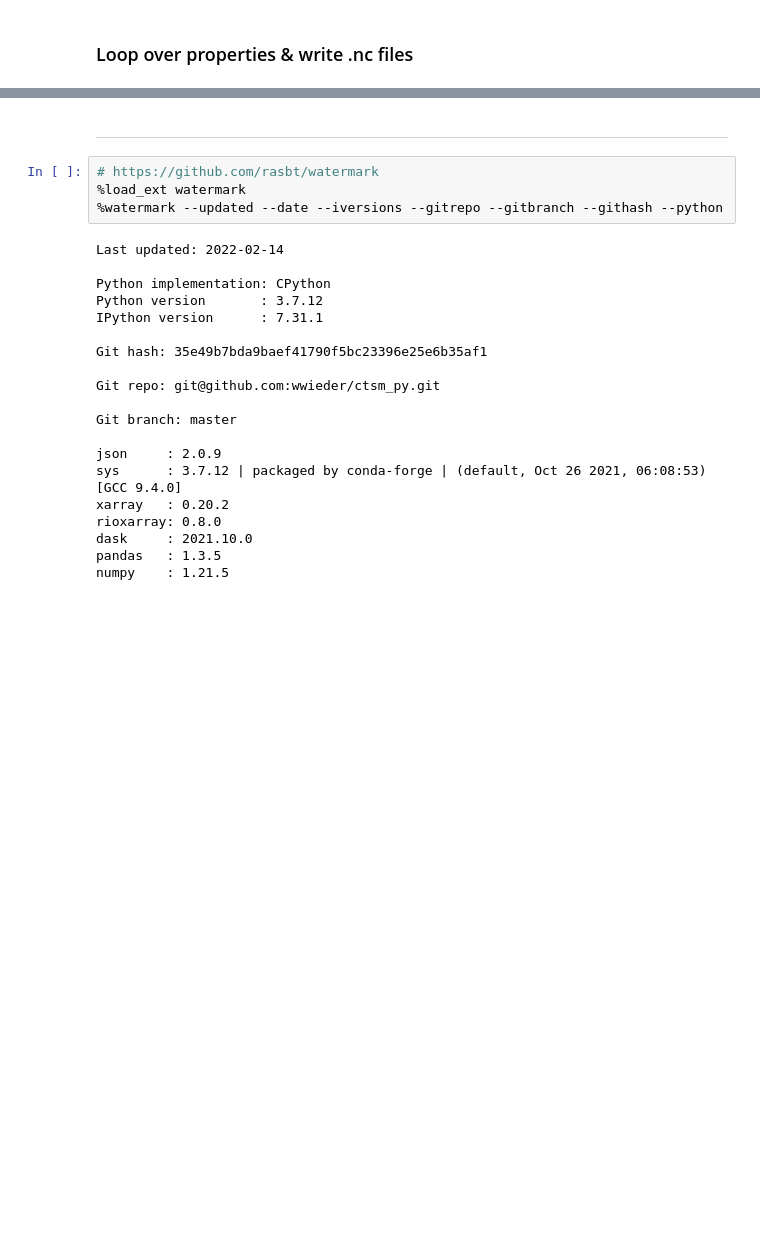
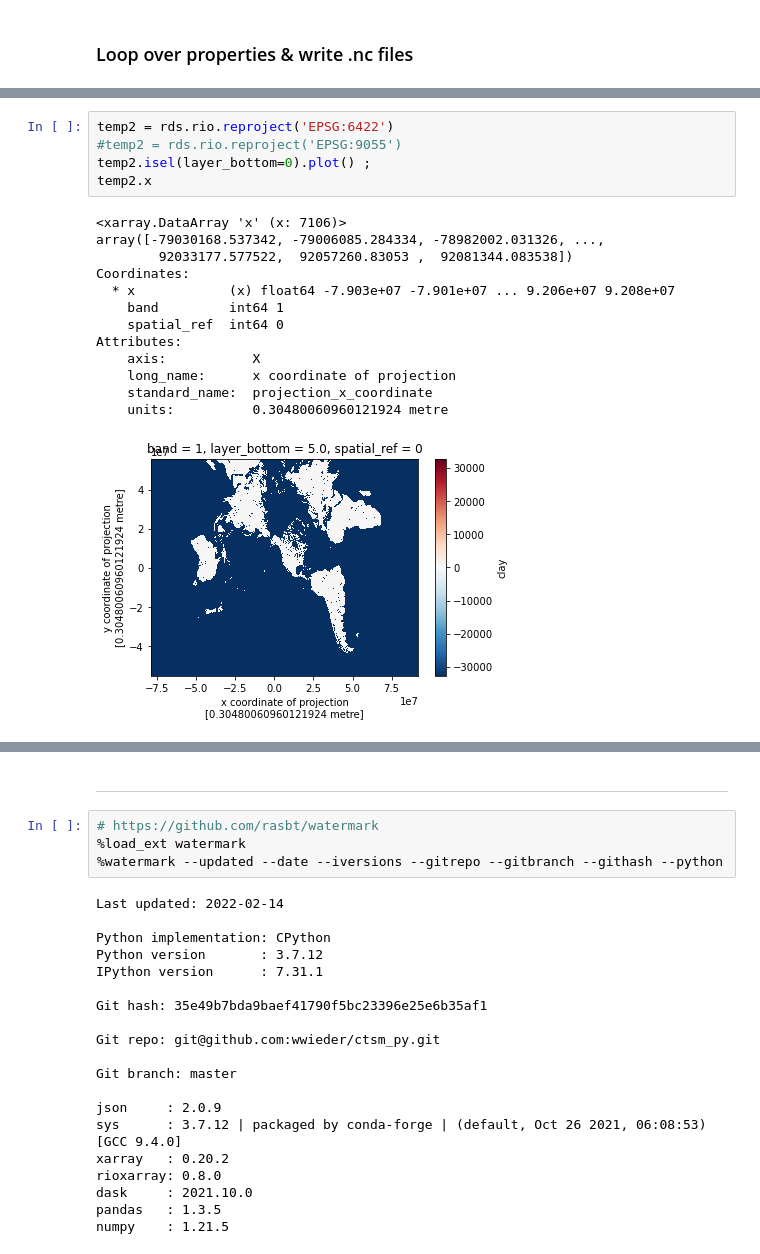
Before and after one commit to wwieder/ctsm_py, a Jupyter notebook: notebooks/tiff2nc.ipynb, the cells around one changed output, grey strips where cells are left out. Cells and saved outputs as stored; diff of their text form; blank space fills up the shorter version.

```diff
--- a/notebooks/tiff2nc.ipynb
+++ b/notebooks/tiff2nc.ipynb
@@ -106,0 +109,19 @@ Attributes:
+# %%
+temp2 = rds.rio.reproject('EPSG:6422')
+#temp2 = rds.rio.reproject('EPSG:9055')
+temp2.isel(layer_bottom=0).plot() ;
+temp2.x
+# %% [output]
+<xarray.DataArray 'x' (x: 7106)>
+array([-79030168.537342, -79006085.284334, -78982002.031326, ...,
+        92033177.577522,  92057260.83053 ,  92081344.083538])
+Coordinates:
+  * x            (x) float64 -7.903e+07 -7.901e+07 ... 9.206e+07 9.208e+07
+    band         int64 1
+    spatial_ref  int64 0
+Attributes:
+    axis:           X
+    long_name:      x coordinate of projection
+    standard_name:  projection_x_coordinate
+    units:          0.30480060960121924 metre
+[figure, added]
```
Also changed, not shown: parts of 18 cells of this notebook, 1 other file.
